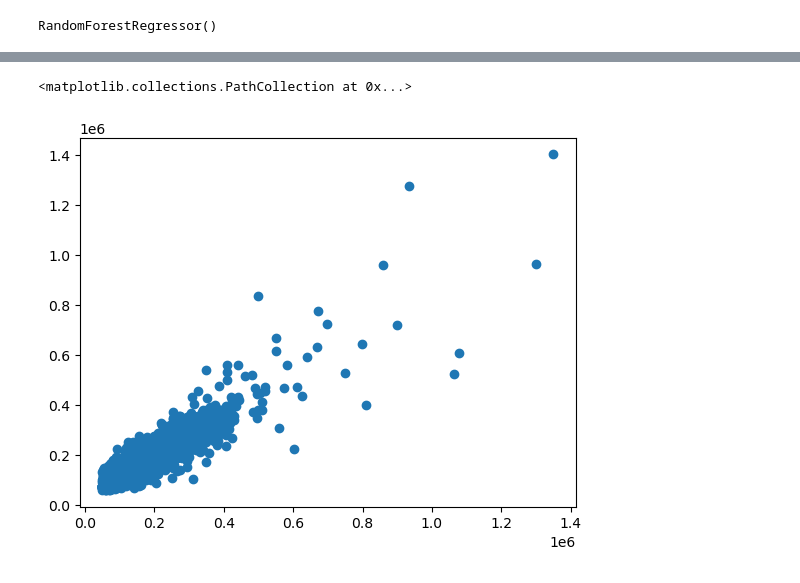
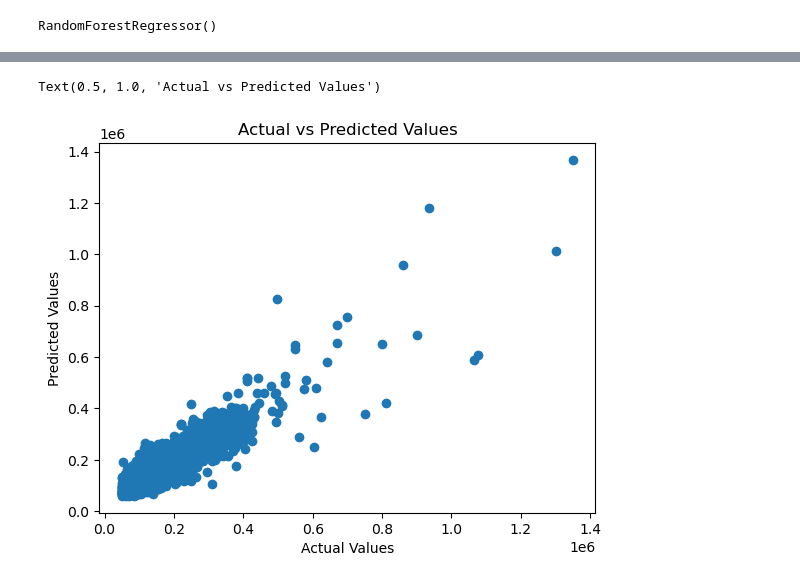
Before and after one commit to vivsarraf/Milwaukee-Property-Price-Predictor-Dashboard, a Jupyter notebook: Project4_PredictionModel_June11.ipynb, the cells around one changed output, grey strips where cells are left out. Drawn from its saved outputs; the diff is of its cells as text; code cells hidden in the pictures.

```diff
--- a/Project4_PredictionModel_June11.ipynb
+++ b/Project4_PredictionModel_June11.ipynb
@@ -267,8 +313,11 @@ Mean Squared Error: 1563454326.3411477
-# %%
-plt.scatter(y_test, y_pred)
-# %% [output]
-<matplotlib.collections.PathCollection at 0x...>
-[figure, removed]
+# %%
+plt.scatter(y_test, y_pred)
+plt.xlabel('Actual Values')
+plt.ylabel('Predicted Values')
+plt.title('Actual vs Predicted Values')
+# %% [output]
+Text(0.5, 1.0, 'Actual vs Predicted Values')
+[figure, added]
 # %%
 model.score(X_test, y_test)
 # %% [output]
```
Also changed, not shown: parts of 58 cells of this notebook, 12 other files.
